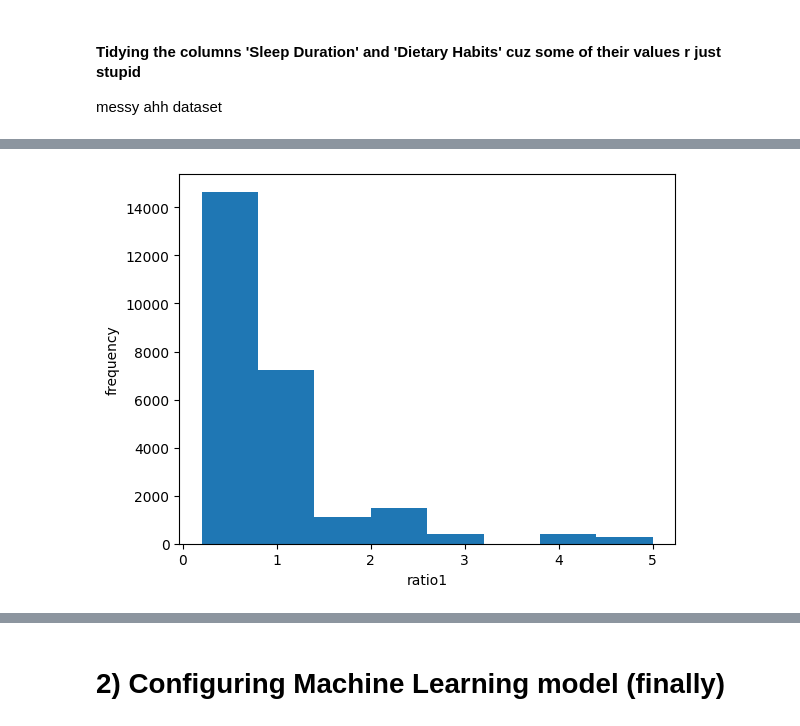
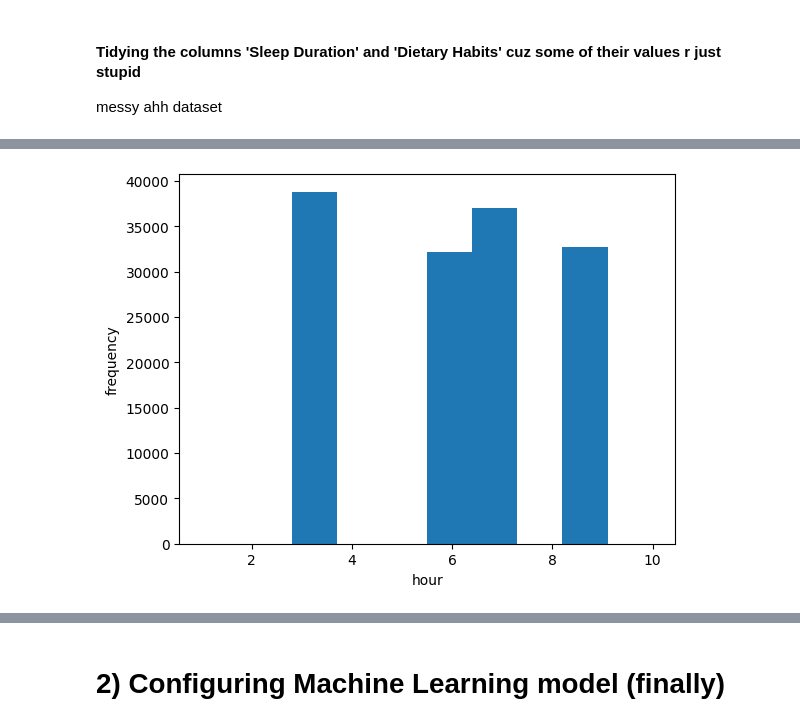
Before and after one commit to milkbottledude/Kaggle-Depressed_Machine_Learning, a Jupyter notebook: depressed-machine-learning.ipynb, the cells around one changed output, grey strips where cells are left out. Drawn from its saved outputs; the diff is of its cells as text; code cells hidden in the pictures.

```diff
--- a/depressed-machine-learning.ipynb
+++ b/depressed-machine-learning.ipynb
@@ -38,7 +38,7 @@ def checknan(colname):
 def fillNaN(colnamelist, type, othercol=None):
     if type == 'mean':
         for colname in colnamelist:
-            train_data.fillna({colname: train_data[colname].mean()}, inplace = True)
+            train_data.fillna({colname: train_data[colname].median()}, inplace = True)
     elif type == 'median':
         for colname in colnamelist:
             train_data.fillna({colname: train_data[colname].median()}, inplace = True)
@@ -57,9 +57,7 @@ train_data['Profession'] = train_data['Profession'].fillna(train_data['Working P
 train_data['Work Pressure'] = train_data['Work Pressure'].fillna(train_data['Academic Pressure'])
 train_data['Pressure'] = train_data['Work Pressure']
 train_data.drop(['Work Pressure', 'Academic Pressure'], axis=1, inplace=True)
-mean_trainpressure = train_data['Pressure'].mean()
-print(mean_trainpressure)
-train_data.fillna({'Pressure': mean_trainpressure}, inplace=True)
+train_data.fillna({'Pressure': 0}, inplace=True)
 
 # dealing with NaNs in column: CGPA
 print(train_data['CGPA'].median())
@@ -67,7 +65,7 @@ train_data['CGPA'] = train_data['CGPA'].fillna(train_data['CGPA'].median())
 
 # dealing with NaNs in columns: Study Satisfaction and Job Satisfaction
 train_data['Job Satisfaction'] = train_data['Job Satisfaction'].fillna(train_data['Study Satisfaction'])
-train_data.fillna({'Job Satisfaction': train_data['Job Satisfaction'].mean()}, inplace=True)
+train_data.fillna({'Job Satisfaction': train_data['Job Satisfaction'].median()}, inplace=True)
 train_data['Career Satisfaction'] = train_data['Job Satisfaction']
 train_data.drop(['Job Satisfaction', 'Study Satisfaction'], axis=1, inplace=True)
 
@@ -96,7 +93,7 @@ def checknan(colname):
 def fillNaN(colnamelist, type, othercol=None):
     if type == 'mean':
         for colname in colnamelist:
-            test_data.fillna({colname: train_data[colname].mean()}, inplace = True) # fillna with training data mean
+            test_data.fillna({colname: train_data[colname].median()}, inplace = True) # fillna with training data mean
     elif type == 'median':
         for colname in colnamelist:
             test_data.fillna({colname: train_data[colname].median()}, inplace = True) # fillna with training data median
@@ -115,7 +112,7 @@ test_data['Profession'] = test_data['Profession'].fillna(test_data['Working Prof
 test_data['Work Pressure'] = test_data['Work Pressure'].fillna(test_data['Academic Pressure'])
 test_data['Pressure'] = test_data['Work Pressure']
 test_data.drop(['Work Pressure', 'Academic Pressure'], axis=1, inplace=True)
-test_data.fillna({'Pressure': mean_trainpressure}, inplace=True)
+test_data.fillna({'Pressure': 0}, inplace=True)
 
 # dealing with NaNs in column: CGPA
 print(test_data['CGPA'].median())
@@ -123,7 +120,7 @@ test_data['CGPA'] = test_data['CGPA'].fillna(train_data['CGPA'].median())
 
 # dealing with NaNs in columns: Study Satisfaction and Job Satisfaction
 test_data['Job Satisfaction'] = test_data['Job Satisfaction'].fillna(test_data['Study Satisfaction'])
-test_data.fillna({'Job Satisfaction': train_data['Career Satisfaction'].mean()}, inplace=True)
+test_data.fillna({'Job Satisfaction': train_data['Career Satisfaction'].median()}, inplace=True)
 test_data['Career Satisfaction'] = test_data['Job Satisfaction']
 test_data.drop(['Job Satisfaction', 'Study Satisfaction'], axis=1, inplace=True)
 
@@ -204,11 +193,21 @@ honkshoo = {
 # column values not in honkshoo: Moderate, Unhealthy, Have_you_ever_had_suicidal_thoughts, Work_Study_Hours, No, Meerut, 0, Vivan, Indore, Sleep_Duration, Pune
 
 train_data['Sleep Duration'] = train_data['Sleep Duration'].map(honkshoo)
-both_datasets['Sleep Duration'] = both_datasets['Sleep Duration'].map(honkshoo)
+test_data['Sleep Duration'] = test_data['Sleep Duration'].map(honkshoo)
+
+# seeing the distribution of the 'Sleep Duration' values in the train_data
+sleep_only = train_data['Sleep Duration'].dropna()
+sleep_only = np.array(sleep_only)
+pyplot.hist(sleep_only, bins=10) # 10 bins cos max sleep value is 10 hours
+pyplot.xlabel('hour')
+pyplot.ylabel('frequency')
+pyplot.show()
 
 # replacing NaN values in 'Sleep Duration' with the mean
 meansleep = train_data['Sleep Duration'].mean()
-both_datasets['Sleep Duration'] = both_datasets['Sleep Duration'].fillna(meansleep)
+train_data['Sleep Duration'] = train_data['Sleep Duration'].fillna(meansleep)
+test_data['Sleep Duration'] = test_data['Sleep Duration'].fillna(meansleep)
+
 
 # moving on to 'Dietary Habits' column
 dhabits = {
@@ -220,56 +219,8 @@ dhabits = {
     'Less than Healthy': 1,
     'Less Healthy': 1
 }
-both_datasets['Dietary Habits'] = both_datasets['Dietary Habits'].map(dhabits)
-both_datasets['Dietary Habits'] = both_datasets['Dietary Habits'].fillna(2)
-
-# gonna experiment and drop certain columns to see if they would improve accuracy
-both_datasets = both_datasets.drop(['City'], axis=1)
-# getting dummies in both_datasets so that both train_data and test_data will have the same columns after splitting
-both_datasets = pd.get_dummies(both_datasets)
-
-#Version 22, feature engineering 'satisfaction_per_financialstress' Edit: realised this variable has a positive coefficient meaning as this value goes up, the greater the model thinks one has depression, which should not be the case so ill '#' the following line of code.
-both_datasets['satisfaction_per_financialstress'] = both_datasets['Career Satisfaction']/both_datasets['Financial Stress']
-
-#Version 23, feature engineering 'CareerHours_to_Sleep' Edit: thinking of removing this as it has a negative correlation, which makes no sense as a high work hour to sleep hour ratio should be bad for a person. oh wait but maybe a certain range is good but a ratio thats too high or too low is bad. THIS COLUMN CAN BE THE START OF QUANTIFYING WORK-LIFE BALANCE omg eureka moment. print out the row and print a distribution, print the depression or not row as well to see whats the sweet spot for the ratio, see the max few rat
-both_datasets['CareerHours_to_Sleep'] = both_datasets['Work/Study Hours']/both_datasets['Sleep Duration']
-
-# splitting both_datasets to get back train_data and test_data
-train_data = both_datasets.iloc[:len(train_data)].copy()
-test_data = both_datasets.iloc[len(train_data):].copy()
-
-# Version 23: seeing the distribution of the 'CareerHours_to_Sleep' values in the train_data for both rows with and without depression
-# this is to try and see what kind of ratios are most common in people with depression and without
-train_depressed = train_data[train_data['Depression'] == 1] # with depression
-print(len(train_depressed))
-ratio1 = train_depressed['satisfaction_per_financialstress']
-ratio1 = np.array(ratio1)
-pyplot.hist(ratio1, bins=8)
-pyplot.xlabel('ratio1')
-pyplot.ylabel('frequency')
-pyplot.show()
-
-train_notdepressed = train_data[train_data['Depression'] == 0]
-ratio0 = train_notdepressed['satisfaction_per_financialstress']
-ratio0 = np.array(ratio0)
-pyplot.hist(ratio0, bins=8)
-pyplot.xlabel('ratio0')
-pyplot.ylabel('frequency')
-pyplot.show()
-
-# # converting 'satisfaction_per_financialstress' into columns 'financiallyjustified' and 'financiallynotjustified'. Edit: putting this on hold for now
-# train_data['financiallyjustified'] = train_data['satisfaction_per_financialstress'] >= 1
-# train_data['financiallynotjustified'] = train_data['satisfaction_per_financialstress'] < 1
-# test_data['financiallyjustified'] = test_data['satisfaction_per_financialstress'] >= 1
-# test_data['financiallynotjustified'] = test_data['satisfaction_per_financialstress'] < 1
-
-# it is with sadness that i announce the removal of my homie, column 'CareerHours_to_Sleep', from the dataset. And satisfaction_per_financialstress too, i dont need u no more
-train_data = train_data.drop(['CareerHours_to_Sleep','satisfaction_per_financialstress'], axis=1)
-test_data = test_data.drop(['CareerHours_to_Sleep', 'satisfaction_per_financialstress'], axis=1)
-
-# Version 31 dealing with feature correlation
-correlation_matrix = train_data.corr()
-# print(correlation_matrix)
-train_data = train_data.drop(['Have you ever had suicidal thoughts ?_No','Family History of Mental Illness_No', 'Working Professional or Student_Student'], axis=1)
-test_data = test_data.drop(['Have you ever had suicidal thoughts ?_No', 'Family History of Mental Illness_No', 'Working Professional or Student_Student'], axis=1)
+train_data['Dietary Habits'] = train_data['Dietary Habits'].map(dhabits)
+test_data['Dietary Habits'] = test_data['Dietary Habits'].map(dhabits)
+train_data['Dietary Habits'] = train_data['Dietary Habits'].fillna(2)
+test_data['Dietary Habits'] = test_data['Dietary Habits'].fillna(2)
 # %% [output]
@@ -277 +227 @@ test_data = test_data.drop(['Have you ever had suicidal thoughts ?_No', 'Family
-[figure, old version]
+[figure, new version]
```
Also changed, not shown: parts of 5 cells of this notebook.
